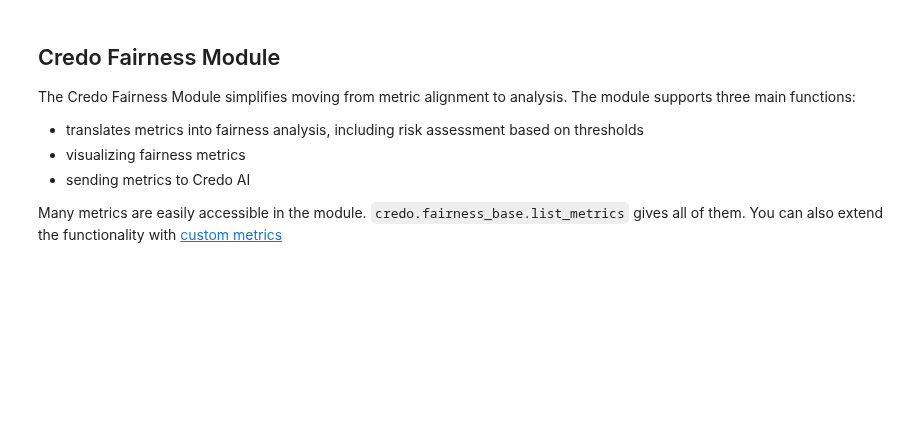
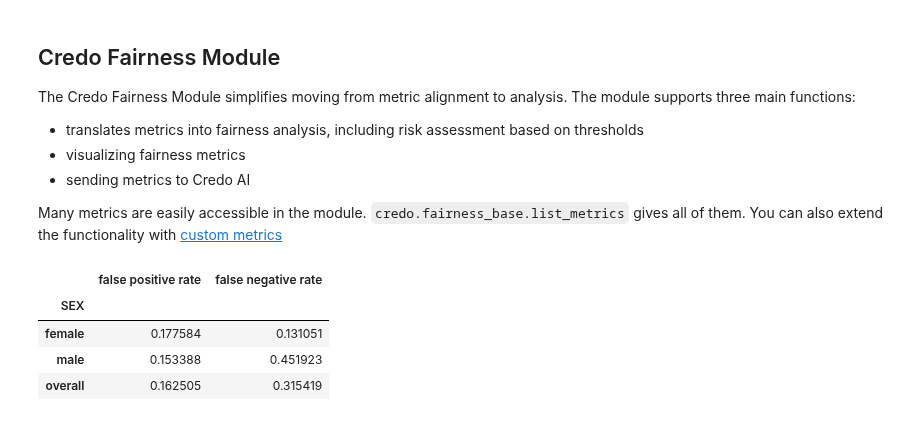
Before and after one commit to credo-ai/credoai_lens, a Jupyter notebook: docs/notebooks/module_demos/fairness_binaryclassification.ipynb, the cells around one changed output. Cells and saved outputs as stored; diff of their text form; code cells hidden in the pictures; blank space fills up the shorter version.

```diff
--- a/docs/notebooks/module_demos/fairness_binaryclassification.ipynb
+++ b/docs/notebooks/module_demos/fairness_binaryclassification.ipynb
@@ -137,15 +214,19 @@ performance_bounds = {'false positive rate': (0, 0.15)}
 # %%
 assessment = FairnessModule(aligned_metrics,
-                A_str_test,
+                gender_test,
                 Y_test,
                 test_preds,
-                test_scores,
-                fairness_bounds,
-                performance_bounds
+                test_scores
                )
 # %%
 # Get performance metrics disaggregated across senstive features
-assessment.get_disaggregated_performance(calculate_risk=False)
+assessment.get_disaggregated_performance()
+# %% [output]
+|  | false positive rate | false negative rate |
+| SEX |  |  |
+| female | 0.177584 | 0.131051 |
+| male | 0.153388 | 0.451923 |
+| overall | 0.162505 | 0.315419 |
 # %%
 # get fairness metrics which include metrics like "average odds"
 # and difference metrics for any performance metric supplied
```
Also changed, not shown: parts of 21 cells of this notebook.
